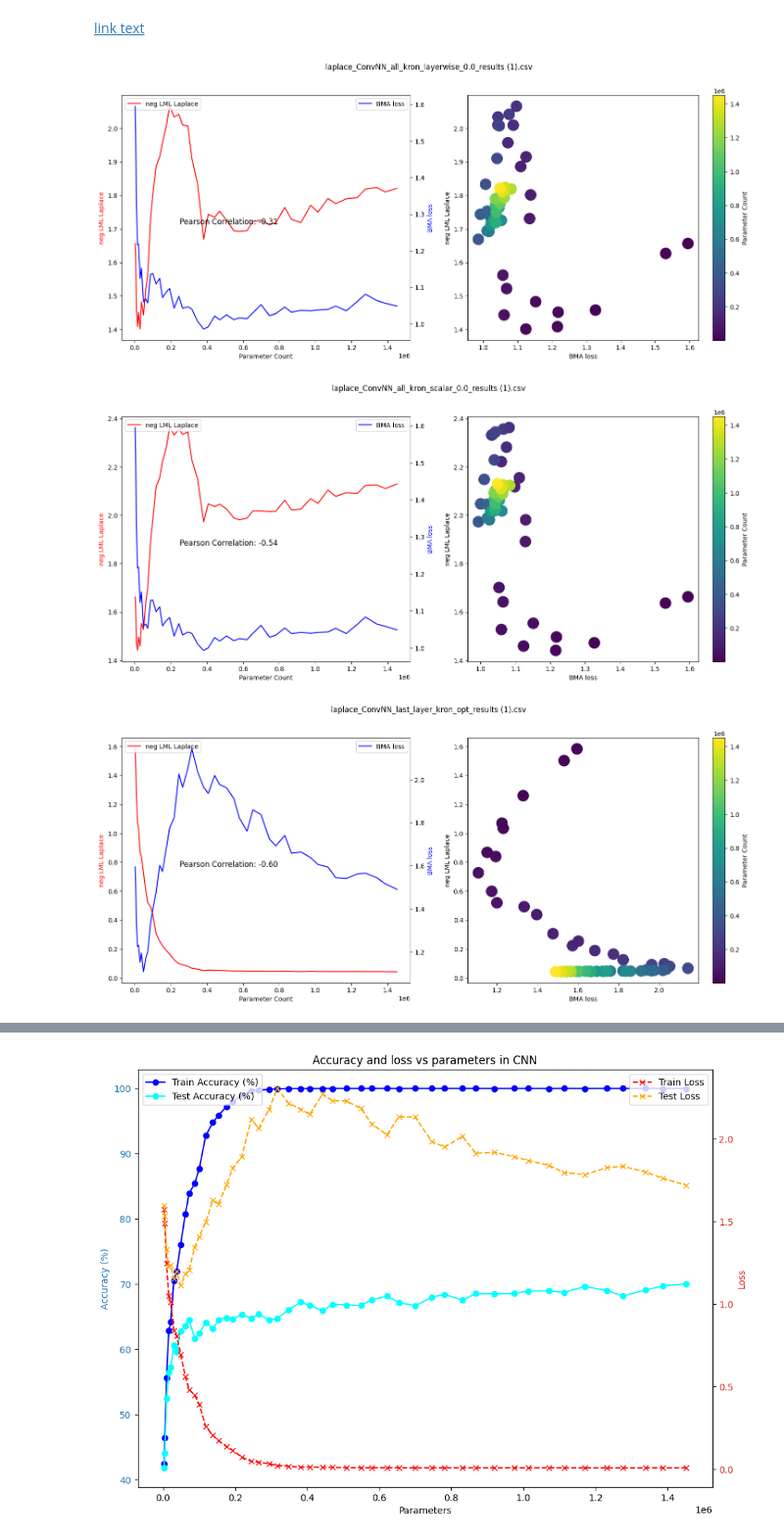
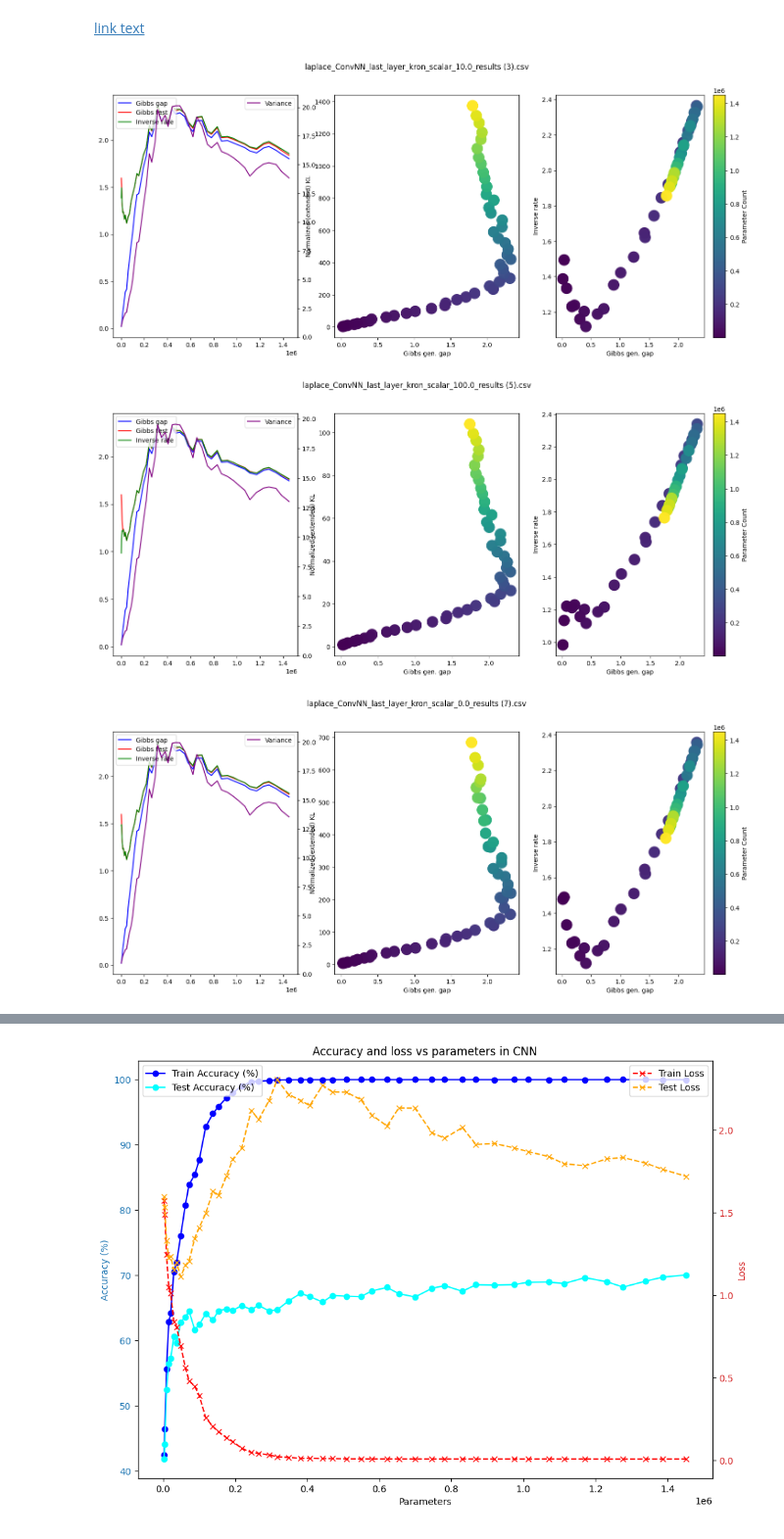
Before and after one commit to Ludvins/PAC_Bayes_Chernoff_MLL, a Jupyter notebook: plots.ipynb, the cells around one changed output, grey strips where cells are left out. Shown at 98% size. Saved outputs shown, nothing was run; the diff lists cells and outputs as text; code cells hidden in the pictures.

```diff
--- a/plots.ipynb
+++ b/plots.ipynb
@@ -18,45 +18,54 @@ Saving laplace_ConvNN_last_layer_kron_opt_results.csv to laplace_ConvNN_last_lay
 # %%
 x = 48
 for name in uploaded:
     df = pd.read_csv(name)
 
     bayes_loss = df['bayes loss'].values
+    bayes_loss_train = df['bayes loss train'].values
+    gibbs_loss = df['gibbs loss'].values
+    gibbs_loss_train = df['gibbs loss train'].values
     neg_log_marginal_laplace = df['neg log marginal laplace'].values
+    neg_log_marginal = df['neg log marginal'].values
+    inverse_rate = df['inverse rate'].values
+    extended_kl = df['expanded kl'].values
+    variance = df['variance'].values
+
     parameters = df['parameters'].values
 
     corr_coeff = np.corrcoef(bayes_loss[-x:], neg_log_marginal_laplace[-x:])[0, 1]
 
-    fig, ax1 = plt.subplots(1, 2, figsize=(18, 7))
+    fig, ax1 = plt.subplots(1, 3, figsize=(18, 7))
 
-    ax2 = ax1[0].twinx()  # Crea un segundo eje para el primer gráfico
+    ax2 = ax1[0].twinx()
 
-    ax1[0].plot(parameters[-x:], neg_log_marginal_laplace[-x:], label='neg LML Laplace', color='red')
-    ax2.plot(parameters[-x:], bayes_loss[-x:], label='BMA loss', color='blue')
-
-    ax1[0].set_xlabel('Parameter Count')
-    ax1[0].set_ylabel('neg LML Laplace', color='red')
-    ax2.set_ylabel('BMA loss', color='blue')
-
+    ax1[0].plot(parameters[-x:], gibbs_loss[-x:] - gibbs_loss_train[-x:], label='Gibbs gap', color='blue')
+    ax1[0].plot(parameters[-x:], gibbs_loss[-x:], label='Gibbs test', color='red')
+    ax1[0].plot(parameters[-x:], inverse_rate[-x:], label='Inverse rate', color='green')
+    ax2.plot(parameters[-x:], variance[-x:], label='Variance', color='purple')
     ax1[0].legend(loc='upper left')
     ax2.legend(loc='upper right')
 
-    scatter = ax1[1].scatter(bayes_loss[-x:], neg_log_marginal_laplace[-x:], c=parameters[-x:], cmap='viridis', s=300, alpha=0.99)
-    ax1[1].set_xlabel('BMA loss')
-    ax1[1].set_ylabel('neg LML Laplace')
 
-    cbar = plt.colorbar(scatter, ax=ax1[1])
+
+    scatter = ax1[1].scatter(gibbs_loss[-x:] - gibbs_loss_train[-x:], extended_kl[-x:]/50000, c=parameters[-x:], cmap='viridis', s=300, alpha=0.99)
+    ax1[1].set_xlabel('Gibbs gen. gap')
+    ax1[1].set_ylabel('Normalized (extended) KL')
+
+    scatter = ax1[2].scatter(gibbs_loss[-x:] - gibbs_loss_train[-x:], inverse_rate[-x:], c=parameters[-x:], cmap='viridis', s=300, alpha=0.99)
+    ax1[2].set_xlabel('Gibbs gen. gap')
+    ax1[2].set_ylabel('Inverse rate')
+
+
+    cbar = plt.colorbar(scatter, ax=ax1[2])
     cbar.set_label('Parameter Count')
-
-    ax1[1].text(0.2, 0.5, f'Pearson Correlation: {corr_coeff:.2f}',
-                transform=plt.gca().transAxes, fontsize=12, verticalalignment='top')
 
     fig.suptitle(name)
     #fig.tight_layout()
     plt.show()
 # %% [output]
-[figure, old version]
+[figure, new version]
-[figure, old version]
+[figure, new version]
-[figure, old version]
+[figure, new version]
 # %%
 uploaded = files.upload()
 # %% [output]
```
Also changed, not shown: parts of 1 cell of this notebook.
